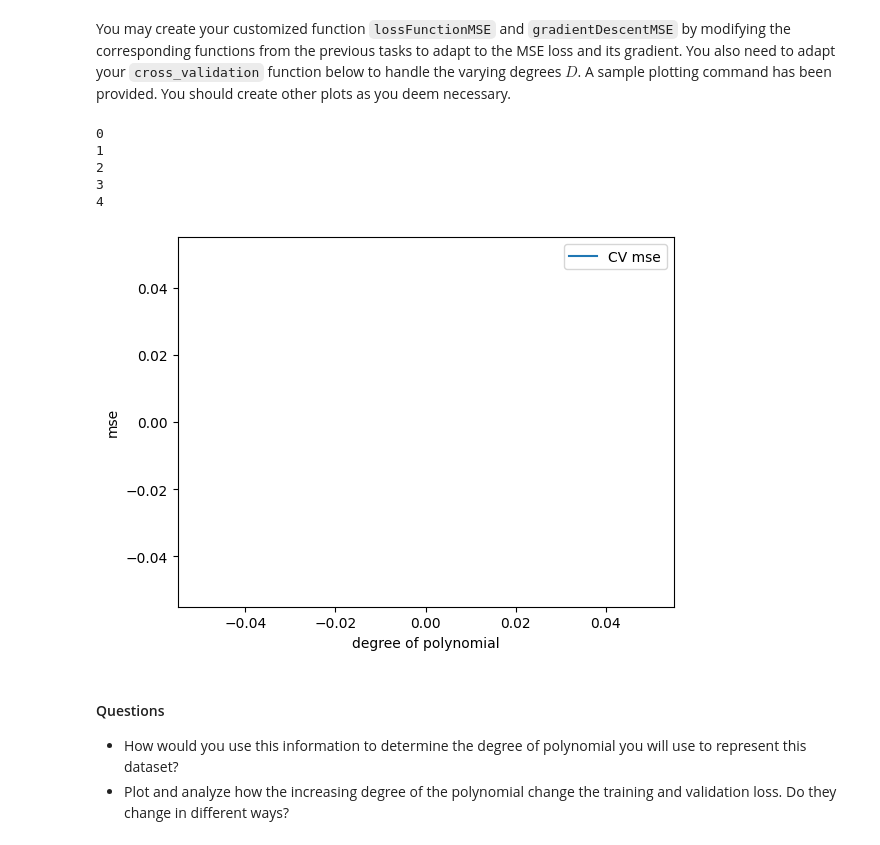
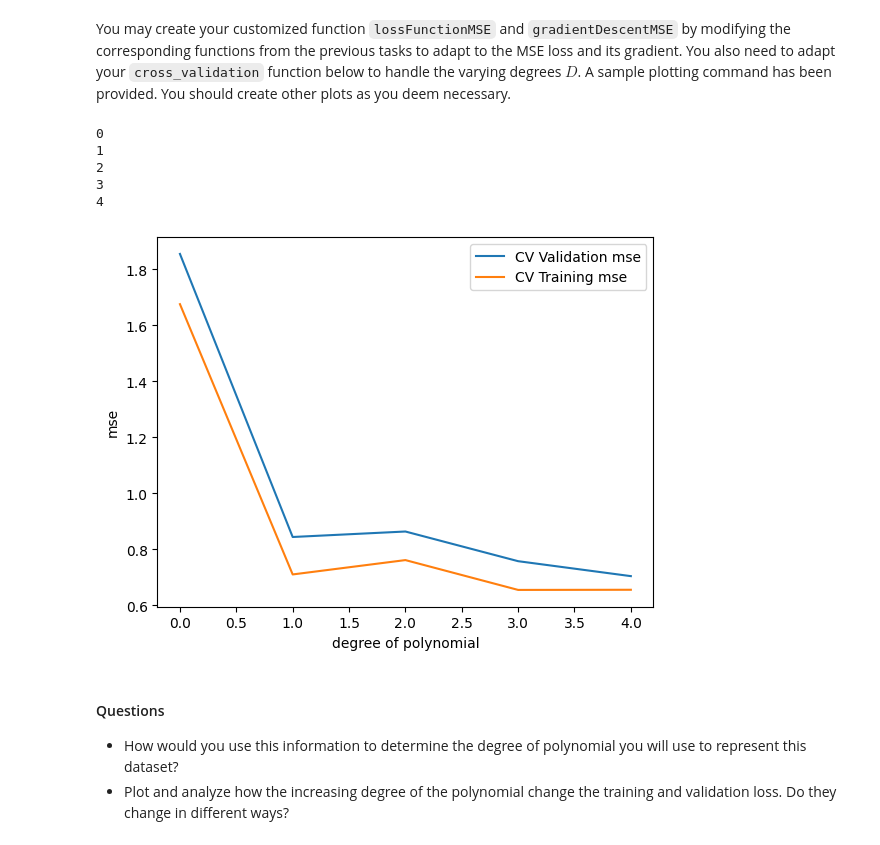
Before and after one commit to nickmvega/machine-learning, a Jupyter notebook: project1_regression_modelsel.ipynb, the cells around one changed output. Cells and saved outputs as stored; diff of their text form; code cells hidden in the pictures.

```diff
--- a/project1_regression_modelsel.ipynb
+++ b/project1_regression_modelsel.ipynb
@@ -836,16 +837,16 @@ def train_and_eval( X_train , y_train , X_eval , y_eval , lambda_ ):
     #   Eta = 0.01, Tolerance = 1e-4, max_iter=1e4
     # but feel free to experiment.
     #
-    eta = 0.01
+    eta = 0.001
     tolerance = 1e-4
     w, _ = gradientDescent(X_train, y_train, initial_w, eta, lambda_, tolerance, max_iter=1e4)
 
     # Make predictions on the evaluation set
     y_pred = X_eval @ w
 
-    n = X_eval.shape[0]
+    y_eval = y_eval.reshape(-1, 1)
 
-    mse= (1/n) * np.sum((y_eval- ( w.T @ X_eval.T)) **2)
+    mse = np.mean( (y_eval - y_pred)**2)
     ##############################################################
 
     return mse
@@ -898,14 +899,14 @@ def cross_validation(X_train, y_train, lambda_, k=10):
     ##############################################################
     # add your code to perform k-fold cross validation
 
-    x_size = X_train.shape[0]
-    size = x_size // k
-    idx = np.arange(len(X_train))
+    ogsize = X_train.shape[0]
+    size = ogsize // k
+    idx = np.arange(ogsize)
 
     for n in range(k):
         if n == k - 1:
             a = n*size
-            b = x_size #(n+1)*size
+            b = ogsize
             idx_test = idx[a:]
         else:
             a = n*size
@@ -913,14 +914,13 @@ def cross_validation(X_train, y_train, lambda_, k=10):
             idx_test = idx[a:b]
 
         idx_train = np.concatenate([idx[:a], idx[b:]])
-        #idx_test =
 
         Xtrain_folds = X_train[idx_train]
         ytrain_folds = y_train[idx_train]
         Xtest_folds = X_train[idx_test]
         ytest_folds = y_train[idx_test]
 
-        mse = train_and_eval(Xtrain_folds,ytrain_folds,Xtest_folds, ytest_folds, lambda_)
+        mse = train_and_eval(Xtrain_folds, ytrain_folds, Xtest_folds, ytest_folds, lambda_)
         mse_list.append(mse)
 
     return np.mean(mse_list)
@@ -1007,11 +1007,15 @@ def lossFunctionMSE(w, X, y):
         sum_d = 0
 
         for d in range(D):
-            sum_d += (X[i] ** d) * w[d]
+            #sum_d += (X[i] ** d) * w[d]
+            sum_d += X[i,d] * w[d]
 
         sum_n = y[i] - sum_d
         loss += (sum_n ** 2)
-        grad[i] += sum_n * (X[i] ** d)
+
+        #grad[i] += sum_n * (X[i] ** d)
+        for d in range(D):
+            grad[d] += sum_n * X[i,d]
 
     loss = loss / n
     grad = ((-2 * grad) / n)
@@ -1043,7 +1047,7 @@ def gradientDescentMSE(X,y,w,eta,tolerance,max_iter=1000):
 
         prev_loss = regLoss.item()
 
-        regLoss, grad = lossFunction(w, X, y, Lambda)
+        regLoss, grad = lossFunctionMSE(w, X, y)
         Loss_history.append(regLoss.item())
 
         num_iters += 1
@@ -1061,25 +1065,37 @@ def train_and_eval_dim( X_train , y_train , X_eval , y_eval , dim):
 
     mse = 0
     # Initialize weight
-    initial_w = np.zeros((X_train.shape[1], 1))
+    X_train = X_train.reshape(-1,1)
+    X_eval = X_eval.reshape(-1,1)
+    #initial_w = np.zeros((X_train.shape[1], 1))
+    initial_w = np.zeros((dim+1, 1))
 
     ##############################################################
     # add your code to train your model on X_train and evalute (i.e. computing MSE) on X_eval
-    # Train the model
-    eta = 0.01
+
+    Xtrain = np.zeros((X_train.shape[0],dim+1))
+    Xeval = np.zeros((X_eval.shape[0], dim+1))
+    for i in range(dim+1):
+        Xtrain[:,i] = X_train[:, 0] ** i
+        Xeval[:,i] = X_eval[:, 0] ** i
+
+    eta = 0.001
     tolerance = 1e-4
-    w, _ = gradientDescentMSE(X_train, y_train, initial_w, eta, tolerance)
+    w, _ = gradientDescentMSE(Xtrain, y_train, initial_w, eta, tolerance)
 
-    # Make predictions on the evaluation set
-    y_pred = X_eval.dot(w)
+    y_pred = Xeval @ w
+    y_pred_train = Xtrain @ w
 
-    n = X_eval.shape[0]
+    y_eval = y_eval.reshape(-1, 1)
+    y_train = y_train.reshape(-1, 1)
 
-    mse = (1 / n) * np.sum((y_eval - y_pred) ** 2)
+    mse = np.mean( (y_eval - y_pred)**2)
+
+    mse_train = np.mean((y_train - y_pred_train)**2)
 
     ##############################################################
 
-    return mse
+    return mse, mse_train
 
 def cross_validation_dim(X_train, y_train, dim, k=10):
     """
@@ -1089,40 +1105,64 @@ def cross_validation_dim(X_train, y_train, dim, k=10):
     """
 
     ##############################################################
     # add your code to perform k-fold cross validation on the degree parameter dim
     mse_list = []
-    #
-    #
+    mse_train_list = []
+    ogsize = X_train.shape[0]
+    size = ogsize // k
+    idx = np.arange(ogsize)
+
+    for n in range(k):
+        if n == k - 1:
+            a = n*size
+            b = ogsize
+            idx_test = idx[a:]
+        else:
+            a = n*size
+            b = (n+1)*size
+            idx_test = idx[a:b]
+
+        idx_train = np.concatenate([idx[:a], idx[b:]])
+
+        Xtrain_folds = X_train[idx_train]
+        ytrain_folds = y_train[idx_train]
+        Xtest_folds = X_train[idx_test]
+        ytest_folds = y_train[idx_test]
+
+        mse, mse_train = train_and_eval_dim(Xtrain_folds, ytrain_folds, Xtest_folds, ytest_folds, dim)
+        mse_list.append(mse)
+        mse_train_list.append(mse_train)
 
     ##############################################################
 
-    return np.mean(mse_list)
+    return np.mean(mse_list), np.mean(mse_train_list)
 
 
 # List of candidate degrees
 degree_list = np.linspace(0, 4, 5, dtype=int)
 
 # Find the best degree
 result_list = []
 for degree in degree_list:
     print(degree)
-    cv_mse = cross_validation_dim(X_train, y_train, degree)
-    result_list.append ([ cv_mse , degree ])
+    cv_mse, cv_mse_train = cross_validation_dim(X_train, y_train, degree)
+    result_list.append ([ cv_mse , cv_mse_train, degree ])
 result_array = np.array ( result_list )
 
 plt.figure()
-plt.plot( result_array [: , -1] , result_array [: ,0] , label = 'CV mse')
+plt.plot( result_array [: , -1] , result_array [: ,0] , label = 'CV Validation mse')
+plt.plot( result_array [: , -1] , result_array [: ,1] , label = 'CV Training mse')
 plt.xlabel('degree of polynomial')
 plt.ylabel('mse')
 plt.legend()
 plt.show()
 # %% [output]
 0
 1
 2
 3
 4
-[figure, old version]
+[figure, new version]
 # %% [markdown]
 #### Questions
 - How would you use this information to determine the degree of polynomial you will use to represent this dataset?
```
Also changed, not shown: parts of 3 cells of this notebook.
